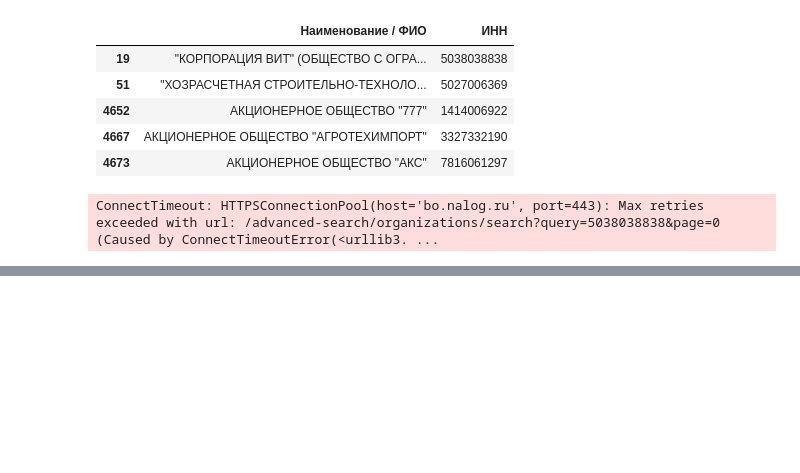
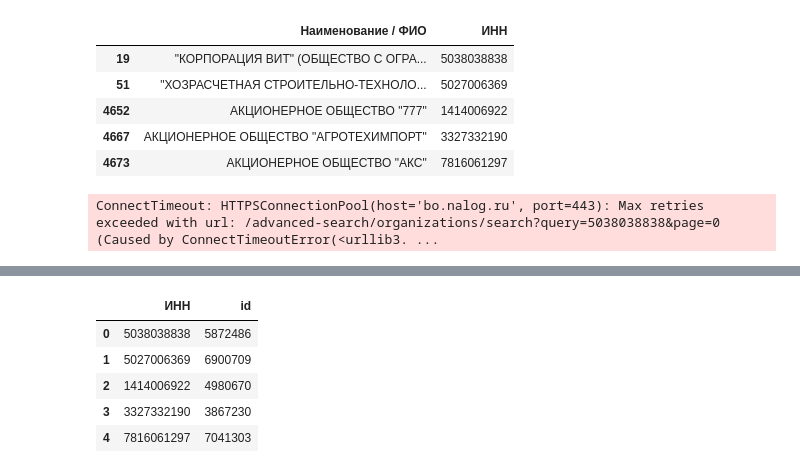
Before and after one commit to aleks-haksly/Postypashka, a Jupyter notebook: DA/02 HW_lab/HW_2.ipynb, the cells around one changed output, grey strips where cells are left out. Cells and saved outputs as stored; diff of their text form; code cells hidden in the pictures; blank space fills up the shorter version.

```diff
--- a/DA/02 HW_lab/HW_2.ipynb
+++ b/DA/02 HW_lab/HW_2.ipynb
@@ -56,0 +79,11 @@ ConnectTimeout: HTTPSConnectionPool(host='bo.nalog.ru', port=443): Max retries e
+# %%
+ids = json.load(open('company_ids.json', 'r'))
+df_ids = pd.DataFrame(ids, columns=['ИНН', 'id']).dropna().astype({"ИНН": "Int64", "id": "Int64"})
+df_ids.head()
+# %% [output]
+|  | ИНН | id |
+| 0 | 5038038838 | 5872486 |
+| 1 | 5027006369 | 6900709 |
+| 2 | 1414006922 | 4980670 |
+| 3 | 3327332190 | 3867230 |
+| 4 | 7816061297 | 7041303 |
```
Also changed, not shown: parts of 5 cells of this notebook.
